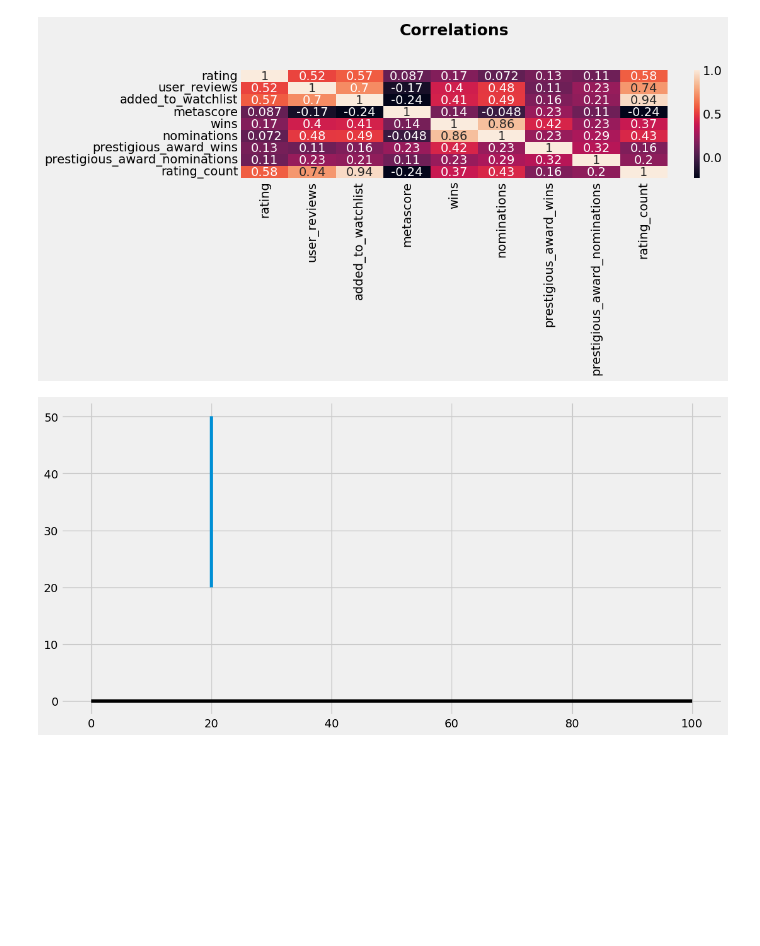
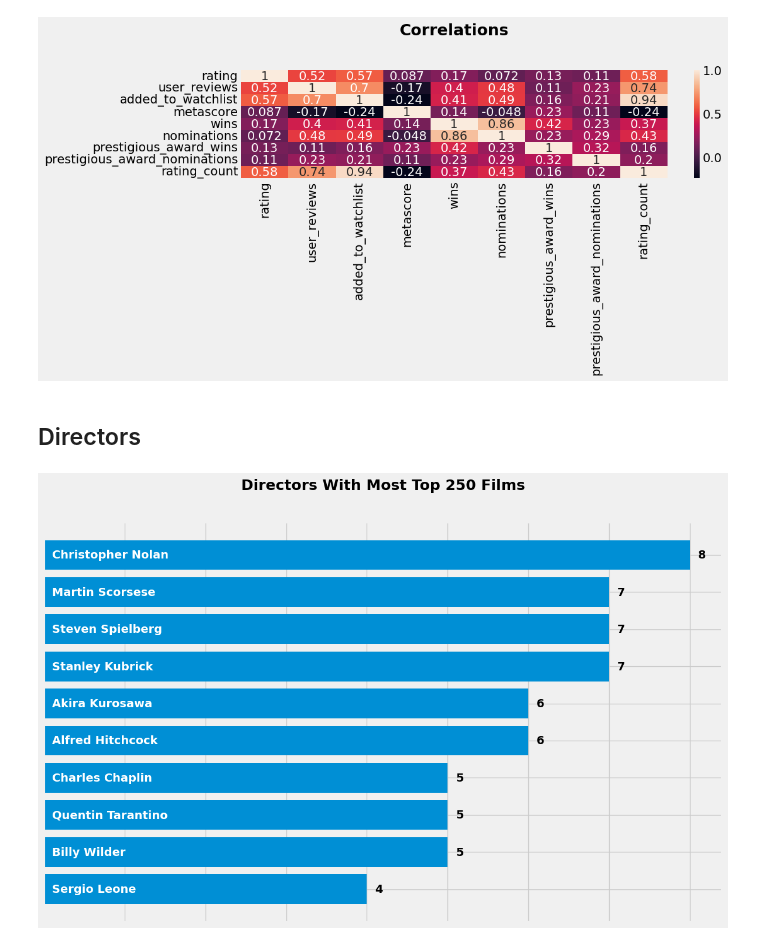
Before and after one commit to dmitkov28/notebooks, a Jupyter notebook: notebooks/ML/movies/imdb/imdb_2.ipynb, the cells around one changed output. Saved outputs shown, nothing was run; the diff lists cells and outputs as text; code cells hidden in the pictures; blank space fills up the shorter version.

Commit message:
add visualizations

```diff
--- a/notebooks/ML/movies/imdb/imdb_2.ipynb
+++ b/notebooks/ML/movies/imdb/imdb_2.ipynb
@@ -51,6 +51,10 @@ exploded_countries = exploded_countries.explode("countries")
 exploded_genres = df.copy()
 exploded_genres["genre"] = exploded_genres["genre"].apply(lambda x: literal_eval(str(x)))
 exploded_genres = exploded_genres.explode("genre")
+# %%
+exploded_directors = df.copy()
+exploded_directors["director"] = exploded_directors["director"].apply(lambda x: literal_eval(str(x)))
+exploded_directors = exploded_directors.explode("director")
 # %% [markdown]
 ## Ratings
 # %%
@@ -786,10 +790,27 @@ plt.show()
 # %% [output]
 [figure]
 # %%
-exploded_genres.groupby(["decade","genre"]).size()
-fig, ax = plt.subplots()
-ax.hlines(y=0, xmin=0, xmax=100, colors=["black"])
-ax.vlines(20, ymin=50, ymax=20)
-plt.show()
+# exploded_genres.groupby(["decade","genre"]).size()
+# fig, ax = plt.subplots()
+# ax.set_ylim(-20, 20)
+# ax.hlines(y=0, xmin=0, xmax=100, colors=["black"])
+# ax.vlines(20, ymin=0, ymax=10)
+# plt.show()
-# %% [output]
-[figure, removed]
+# %% [markdown]
+## Directors
+# %%
+top_directors = exploded_directors.groupby("director")\
+.agg({"title_id": "count", "rating": "mean"}).sort_values(by="title_id", ascending=False).head(10)
+# %%
+fig, ax1 = plt.subplots(figsize=(12,8))
+ax1.set_title("Directors With Most Top 250 Films")
+bars = ax1.barh(top_directors.index, top_directors["title_id"])
+ax1.invert_yaxis()
+ax1.set_yticklabels([])
+ax1.set_xticklabels([])
+for i, bar in enumerate(bars):
+    y_position = bar.get_y() + bar.get_height() / 2
+    ax1.text(0.1, y_position, s=top_directors.index[i],  ha="left", va="center", color="white", fontweight="bold")
+    ax1.text(bar.get_width() + 0.1, y_position, s=top_directors["title_id"].iloc[i], va="center", fontweight="bold")
+# %% [output]
+[figure, added]
```
Also changed, not shown: parts of 4 cells of this notebook.
